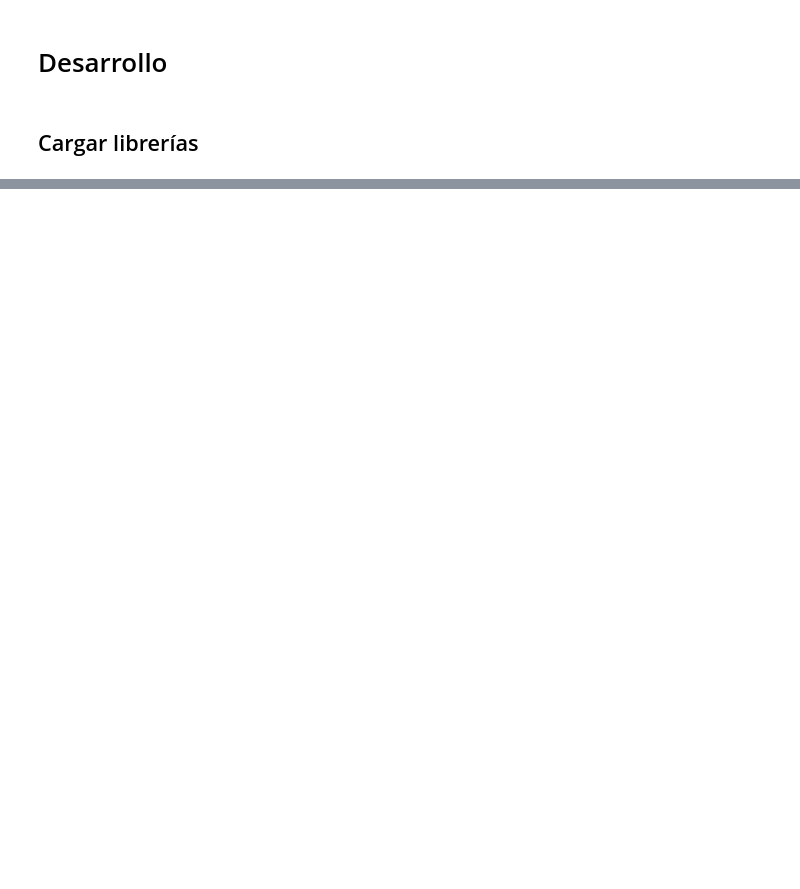
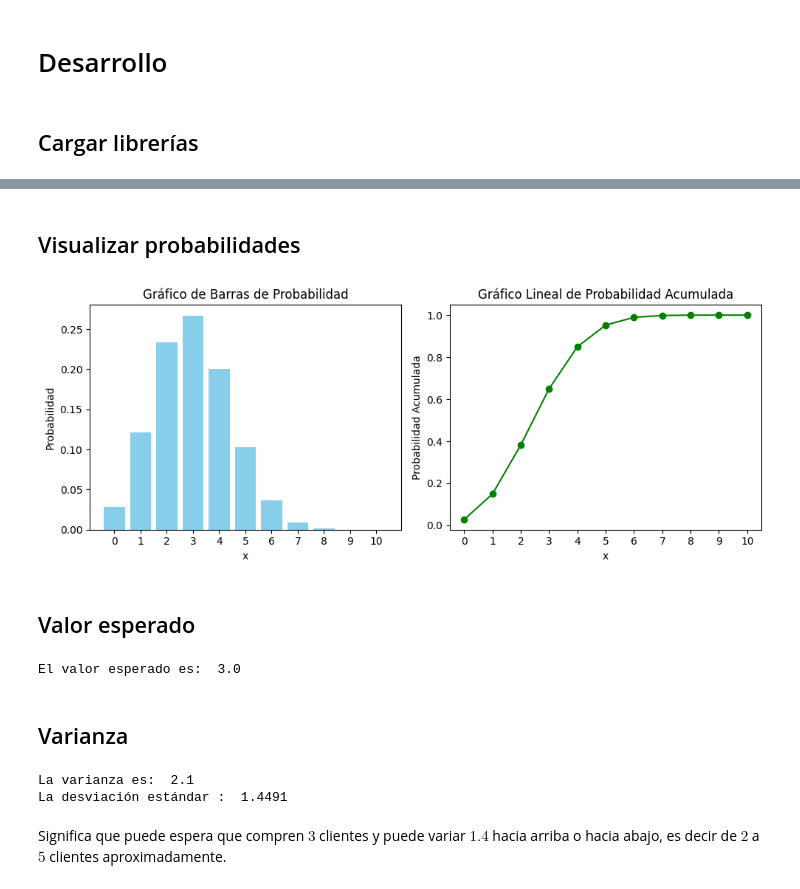
Before and after one commit to rpizarrog/probabilidad-y-estad-stica, a Jupyter notebook: Python 2023/Caso_17_Distribución_binomial.ipynb, the cells around one changed output, grey strips where cells are left out. Saved outputs shown, nothing was run; the diff lists cells and outputs as text; code cells hidden in the pictures; blank space fills up the shorter version.

```diff
--- a/Python 2023/Caso_17_Distribución_binomial.ipynb
+++ b/Python 2023/Caso_17_Distribución_binomial.ipynb
@@ -19,0 +165,5 @@ Calcular probabilidades, valor esperado y dispersión de datos de una distribuci
+# %%
+p = 0.30
+q = 1 - p
+xi = [0, 1, 2, 3, 4, 5, 6, 7, 8, 9, 10]
+n = 10 # Número de ensayos
@@ -19,0 +174,4 @@ Calcular probabilidades, valor esperado y dispersión de datos de una distribuci
+# %%
+
+tabla = f_tabla_binomial(x, n, p)
+print (tabla)
@@ -19,0 +191,24 @@ Calcular probabilidades, valor esperado y dispersión de datos de una distribuci
+# %% [markdown]
+## Visualizar probabilidades
+# %%
+f_graficos_probabilidad_discreta(tabla)
+# %% [output]
+[figure, added]
+# %% [markdown]
+## Valor esperado
+# %%
+VE = n * p
+print ("El valor esperado es: ", np.round(VE, 4))
+# %% [output]
+El valor esperado es:  3.0
+# %% [markdown]
+## Varianza
+# %%
+varianza = n * p *(1 - p)
+print ("La varianza es: ", np.round(varianza, 4))
+print ("La desviación estándar : ", np.round(np.sqrt(varianza), 4))
+# %% [output]
+La varianza es:  2.1
+La desviación estándar :  1.4491
+# %% [markdown]
+Significa que puede espera que compren $3$ clientes y puede variar $1.4$ hacia arriba o hacia abajo, es decir de $2$ a $5$ clientes aproximadamente.
```
Also changed, not shown: parts of 14 cells of this notebook.
